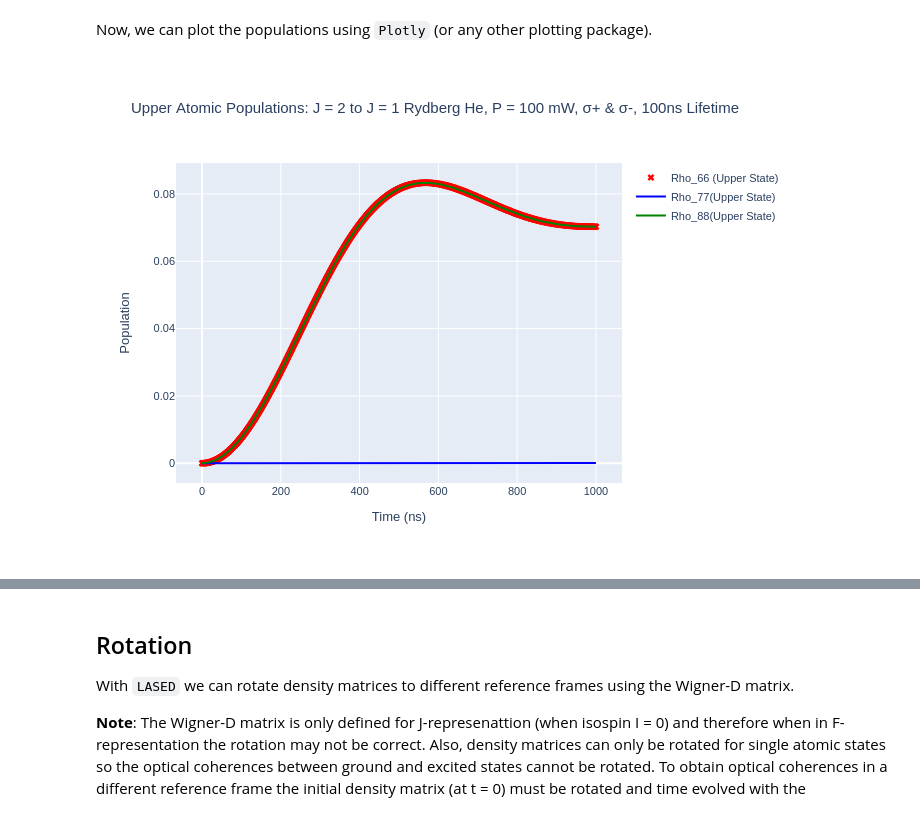
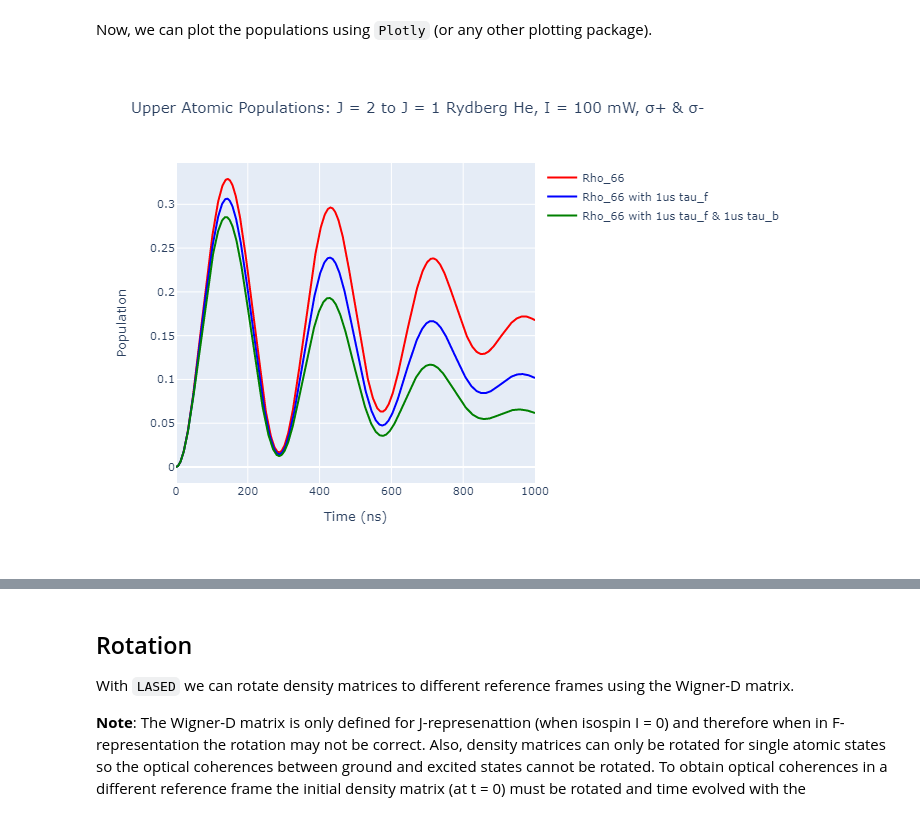
Before and after one commit to mvpmanish/LASED, a Jupyter notebook: docs/source/tutorials/Tutorial2-HeRotation.ipynb, the cells around one changed output, grey strips where cells are left out. Drawn from its saved outputs; the diff is of its cells as text; code cells hidden in the pictures.

Commit message:
Updated Tutorial 2
Need to re-compile tutorial 1 with v0.4.1 of LASED

```diff
--- a/docs/source/tutorials/Tutorial2-HeRotation.ipynb
+++ b/docs/source/tutorials/Tutorial2-HeRotation.ipynb
@@ -93,11 +66,25 @@ Create the `LaserAtomSystem` object. To set the initial conditions of the densit
 
 For this system we have set the populations of states $|1\rangle$, $|3\rangle$, and $|5\rangle$ as 1/3. So the density matrix elements $\rho_{11}$ = $\rho_{33}$ = $\rho_{55}$ = 1/3.
 # %%
-helium_system = las.LaserAtomSystem(E, G, tau, Q, laser_wavelength, tau_f = tau_f,
-                                 laser_intensity = laser_power, laser_power = laser_power,
-                                   rabi_scaling = rabi_scaling_he, rabi_factors = rabi_factors_he)
+helium_system = las.LaserAtomSystem(E, G, tau, Q, laser_wavelength,
+                                    laser_intensity = laser_intensity, rabi_scaling = rabi_scaling_he,
+                                    rabi_factors = rabi_factors_he)
+helium_system_tauf = las.LaserAtomSystem(E, G, tau, Q, laser_wavelength,
+                                         tau_f = tau_f,
+                                    laser_intensity = laser_intensity, rabi_scaling = rabi_scaling_he,
+                                    rabi_factors = rabi_factors_he)
+helium_system_tauf_taub = las.LaserAtomSystem(E, G, tau, Q, laser_wavelength,
+                                         tau_f = tau_f, tau_b = tau_b,
+                                    laser_intensity = laser_intensity, rabi_scaling = rabi_scaling_he,
+                                    rabi_factors = rabi_factors_he)
 helium_system.setRho_0(one, one, 1/3)
 helium_system.setRho_0(three, three, 1/3)
 helium_system.setRho_0(five, five, 1/3)
+helium_system_tauf.setRho_0(one, one, 1/3)
+helium_system_tauf.setRho_0(three, three, 1/3)
+helium_system_tauf.setRho_0(five, five, 1/3)
+helium_system_tauf_taub.setRho_0(one, one, 1/3)
+helium_system_tauf_taub.setRho_0(three, three, 1/3)
+helium_system_tauf_taub.setRho_0(five, five, 1/3)
 # %% [markdown]
 Time evolve the system.
@@ -112,44 +95,43 @@ helium_system.timeEvolution(time,
 # %% [markdown]
 Now, we can plot the populations using `Plotly` (or any other plotting package).
 # %%
-las_sys = helium_system
-rho_66 = [ abs(rho) for rho in las_sys.Rho_t(six, six)]
-rho_77 = [abs(rho) for rho in las_sys.Rho_t(seven, seven)]
-rho_88 = [abs(rho) for rho in las_sys.Rho_t(eight, eight)]
+rho_66 = [ abs(rho) for rho in helium_system.Rho_t(six, six)]
+rho_66_tauf = [abs(rho) for rho in helium_system_tauf.Rho_t(six, six)]
+rho_66_tauf_taub = [abs(rho) for rho in helium_system_tauf_taub.Rho_t(six, six)]
 
 fig_upper = go.Figure(data = go.Scatter(x = time,
                                  y = rho_66,
-                                 mode = 'markers',
-                                    name = "Rho_66 (Upper State)",
+                                 mode = 'lines',
+                                    name = "Rho_66",
                                     marker = dict(
                                 color = 'red',
                                 symbol = 'x',
                             )))
 
 fig_upper.add_trace(go.Scatter(x = time,
-                                 y = rho_77,
+                                 y = rho_66_tauf,
                                  mode = 'lines',
-                                    name = "Rho_77(Upper State)",
+                                    name = "Rho_66 with 1us tau_f",
                                     marker = dict(
                                 color = 'blue',
                                 symbol = 'square',
                            )))
 fig_upper.add_trace(go.Scatter(x = time,
-                                 y = rho_88,
+                                 y = rho_66_tauf_taub,
                                  mode = 'lines',
-                                    name = "Rho_88(Upper State)",
+                                    name = "Rho_66 with 1us tau_f & 1us tau_b",
                                     marker = dict(
                                 color = 'green',
                                 symbol = 'circle',
                            )))
 
-fig_upper.update_layout(title = "Upper Atomic Populations: J = 2 to J = 1 Rydberg He, P = 100 mW, σ+ & σ-, 100ns Lifetime",
+fig_upper.update_layout(title = "Upper Atomic Populations: J = 2 to J = 1 Rydberg He, I = 100 mW, σ+ & σ-",
                  xaxis_title = "Time (ns)",
                  yaxis_title = "Population",
                 font = dict(
                     size = 11))
 
-fig_upper.write_image("SavedPlots/tutorial2-HeFigUpperNatFrame.png")
-Image("SavedPlots/tutorial2-HeFigUpperNatFrame.png")
+fig_upper.write_image("SavedPlots/tutorial2-HeLifetimes.png")
+Image("SavedPlots/tutorial2-HeLifetimes.png")
 # %% [output]
-[figure, old version]
+[figure, new version]
```
Also changed, not shown: parts of 16 cells of this notebook, 11 other files.
